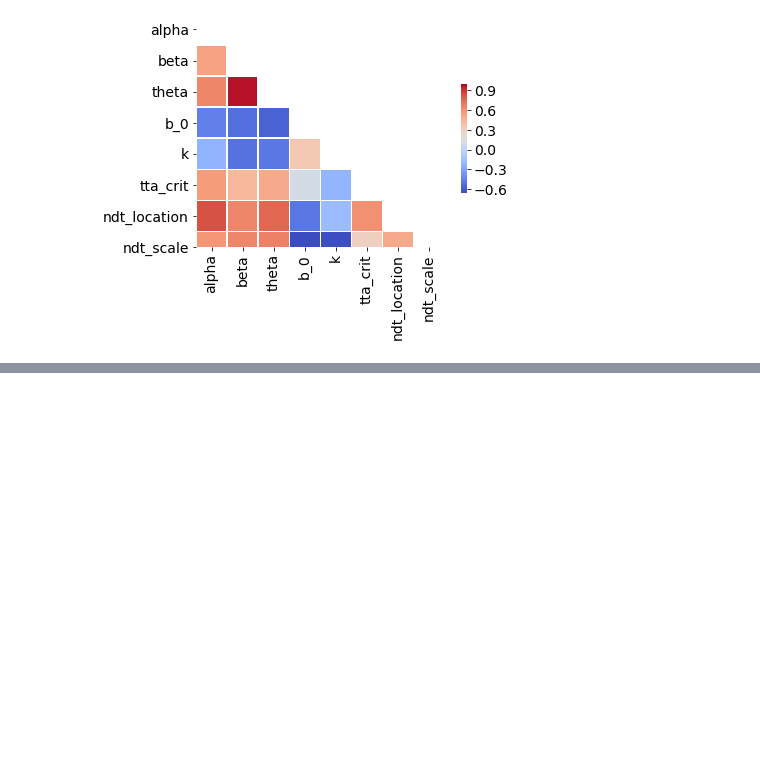
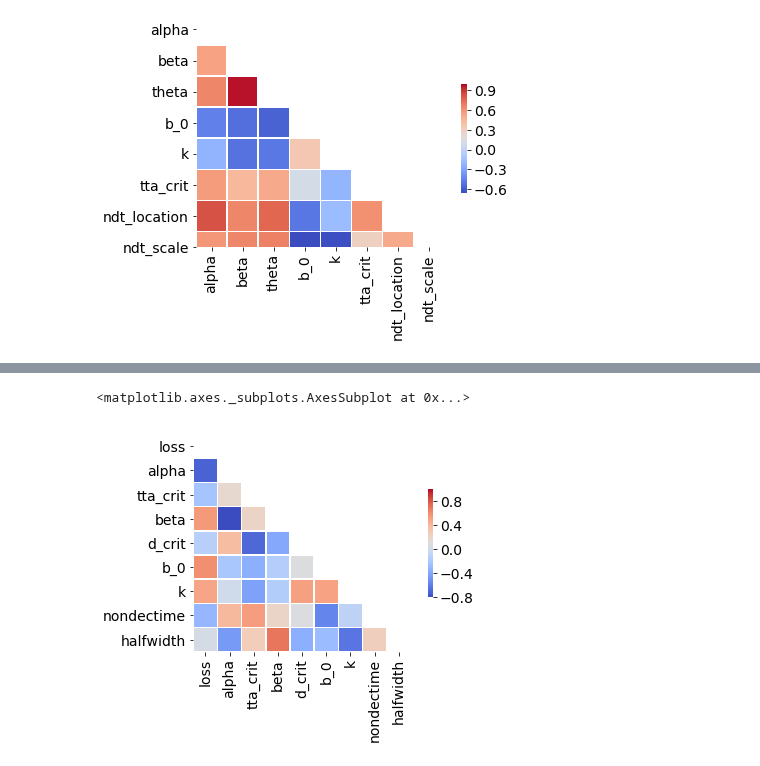
Before and after one commit to cherepaha/evidence_accumulation_in_gap_acceptance, a Jupyter notebook: data_and_model_analysis/cross_validation_parameters.ipynb, the cells around one changed output, grey strips where cells are left out. Drawn from its saved outputs; the diff is of its cells as text; code cells hidden in the pictures; blank space fills up the shorter version.

```diff
--- a/data_and_model_analysis/cross_validation_parameters.ipynb
+++ b/data_and_model_analysis/cross_validation_parameters.ipynb
@@ -148,0 +160,9 @@ sns.heatmap(corr, mask=mask, square=True, linewidths=.5, cmap='coolwarm', cbar_k
+# %%
+corr = parameters[['loss', 'alpha', 'tta_crit', 'beta', 'd_crit', 'b_0', 'k', 'nondectime', 'halfwidth']].corr()
+
+mask = np.triu(np.ones_like(corr, dtype=np.bool))
+f, ax = plt.subplots()
+sns.heatmap(corr, mask=mask, square=True, linewidths=.5, cmap='coolwarm', cbar_kws={'shrink': .5})
+# %% [output]
+<matplotlib.axes._subplots.AxesSubplot at 0x...>
+[figure, added]
```
Also changed, not shown: parts of 4 cells of this notebook, 2 other files.
